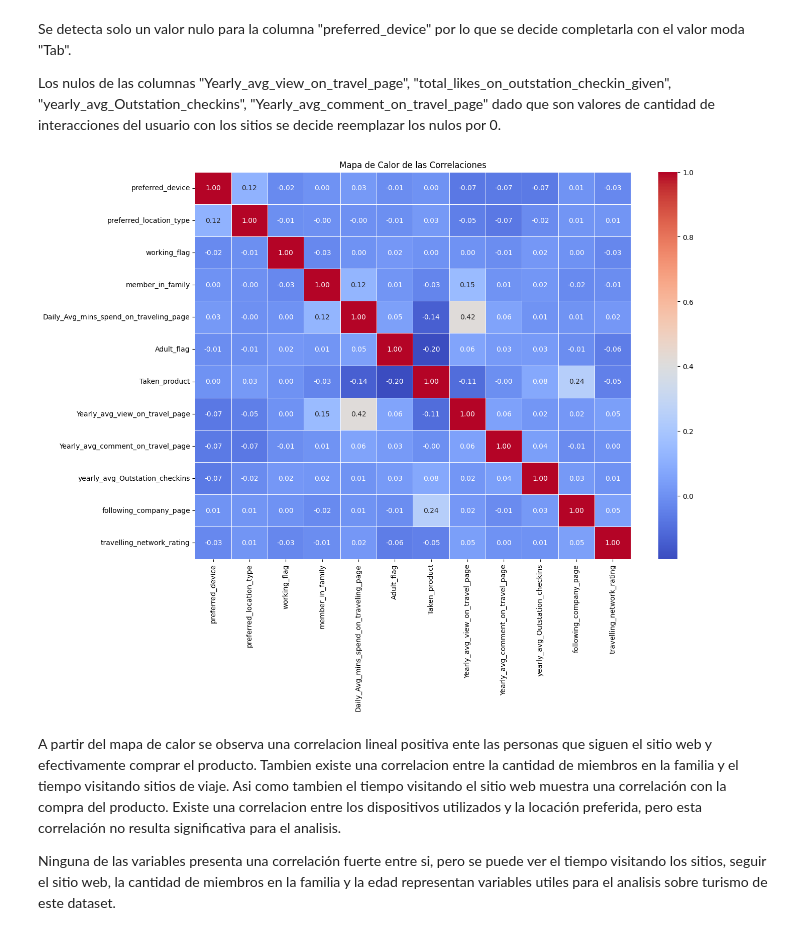
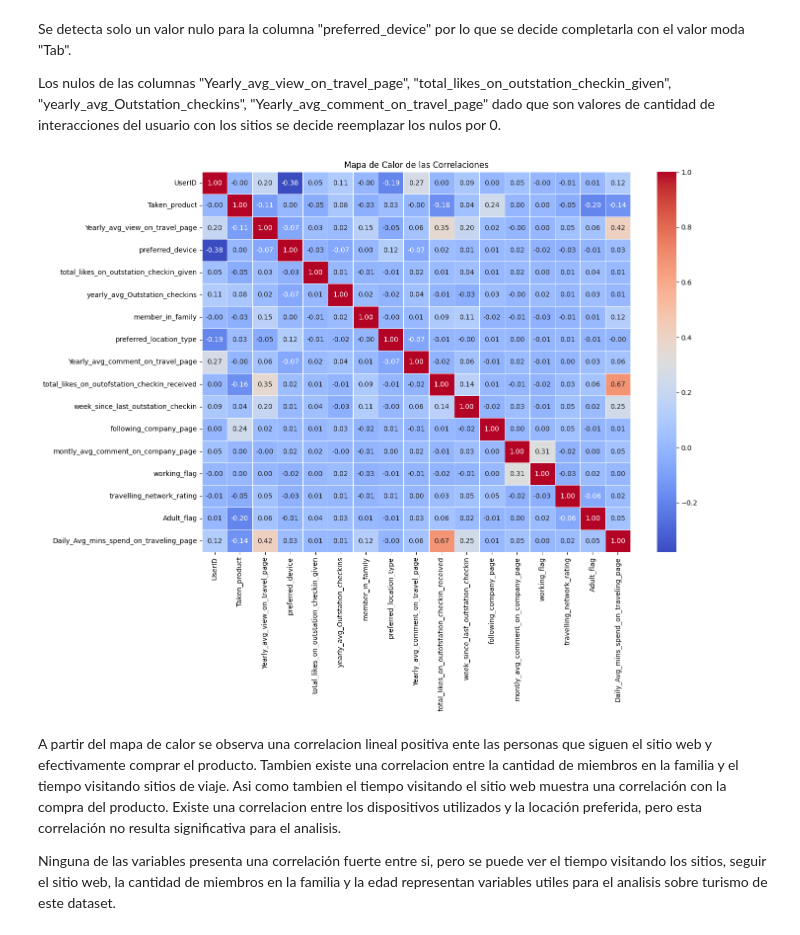
Before and after one commit to melirandazzo/trabajo_ciencia_datos, a Jupyter notebook: Actualizado_actividad_practica_APIs-Melina_Randazzo.ipynb, the cells around one changed output. Drawn from its saved outputs; the diff is of its cells as text; code cells hidden in the pictures.

```diff
--- a/Actualizado_actividad_practica_APIs-Melina_Randazzo.ipynb
+++ b/Actualizado_actividad_practica_APIs-Melina_Randazzo.ipynb
@@ -245,0 +254,12 @@ df['working_flag'] = df['working_flag'].astype('int64')
+# %%
+# Reemplazar 'Others' por 'Other' en la columna 'preferred_device'
+df['preferred_device'] = df['preferred_device'].replace('Others', 'Other')
+
+# Reemplazar 'ANDROID' por 'Android' en la columna 'preferred_device'
+df['preferred_device'] = df['preferred_device'].replace('ANDROID', 'Android')
+
+# Reemplazar 'Android OS' por 'Android' en la columna 'preferred_device'
+df['preferred_device'] = df['preferred_device'].replace('Android OS', 'Android')
+
+# Reemplazar 'iOS and Android' por 'Android' en la columna 'preferred_device'
+df['preferred_device'] = df['preferred_device'].replace('iOS and Android', 'Mobile')
@@ -245,0 +275,3 @@ df['working_flag'] = df['working_flag'].astype('int64')
+# %%
+# Reemplazar 'Tour  Travel' por 'Tour and Travel' en la columna 'preferred_location_type'
+df['preferred_location_type'] = df['preferred_location_type'].replace('Tour  Travel', 'Tour and Travel')
@@ -246,3 +284,7 @@ df['working_flag'] = df['working_flag'].astype('int64')
+# %%
+# pReemplazar valores nan por Other en la columna preferred_location_type
+
+df['preferred_location_type'] = df['preferred_location_type'].fillna('Other')
 # %%
 #Evaluar si hay valores nulos
 msno.matrix(df)
@@ -265,23 +307,24 @@ df['Yearly_avg_comment_on_travel_page'] = df['Yearly_avg_comment_on_travel_page'
 # %%
 # Crear un objeto LabelEncoder
 le = LabelEncoder()
+df_selected = df.copy()
 
 # Codificar las columnas categóricas seleccionadas
 categorical_columns = ['preferred_device', 'preferred_location_type', 'working_flag', 'Adult_flag', 'Taken_product', 'following_company_page']
 
 for col in categorical_columns:
     df_selected[col] = le.fit_transform(df_selected[col])
 
-# Ahora calcular la matriz de correlación
+# Calcular la matriz de correlación
 correlation_matrix = df_selected.corr()
 
 # Visualizar el heatmap
 plt.figure(figsize=(14, 10))
 sns.heatmap(correlation_matrix, annot=True, cmap='coolwarm', fmt='.2f', linewidths=0.5)
 plt.title('Mapa de Calor de las Correlaciones')
 plt.show()
 # %% [output]
-[figure, old version]
+[figure, new version]
 # %% [markdown]
 A partir del mapa de calor se observa una correlacion lineal positiva ente las personas que siguen el sitio web y efectivamente comprar el producto.
 Tambien existe una correlacion entre la cantidad de miembros en la familia y el tiempo visitando sitios de viaje. Asi como tambien el tiempo visitando el sitio web muestra una correlación con la compra del producto.
```
Also changed, not shown: parts of 22 cells of this notebook.
